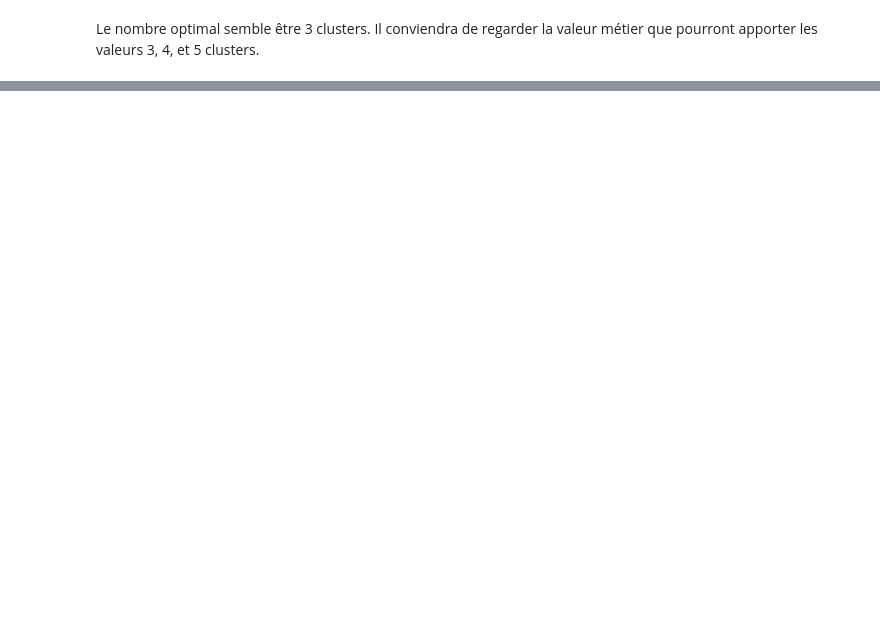
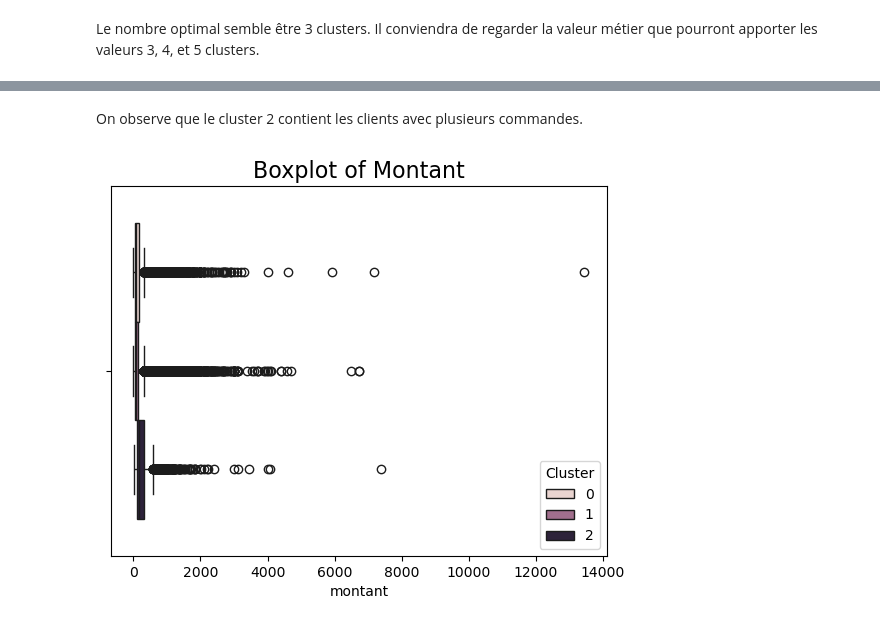
Before and after one commit to ludovic-source/Data_scientist_formation, a Jupyter notebook: projet_5/Projet_5_essais.ipynb, the cells around one changed output, grey strips where cells are left out. Saved outputs shown, nothing was run; the diff lists cells and outputs as text; code cells hidden in the pictures; blank space fills up the shorter version.

```diff
--- a/projet_5/Projet_5_essais.ipynb
+++ b/projet_5/Projet_5_essais.ipynb
@@ -567,0 +629,8 @@ Le nombre optimal semble être 3 clusters. Il conviendra de regarder la valeur m
+# %% [markdown]
+On observe que le cluster 2 contient les clients avec plusieurs commandes.
+# %%
+sns.boxplot(data=data_2_with_labels, x='montant', hue='Cluster')
+plt.title('Boxplot of Montant', fontsize=16)
+plt.show()
+# %% [output]
+[figure, added]
```
Also changed, not shown: parts of 68 cells of this notebook.
